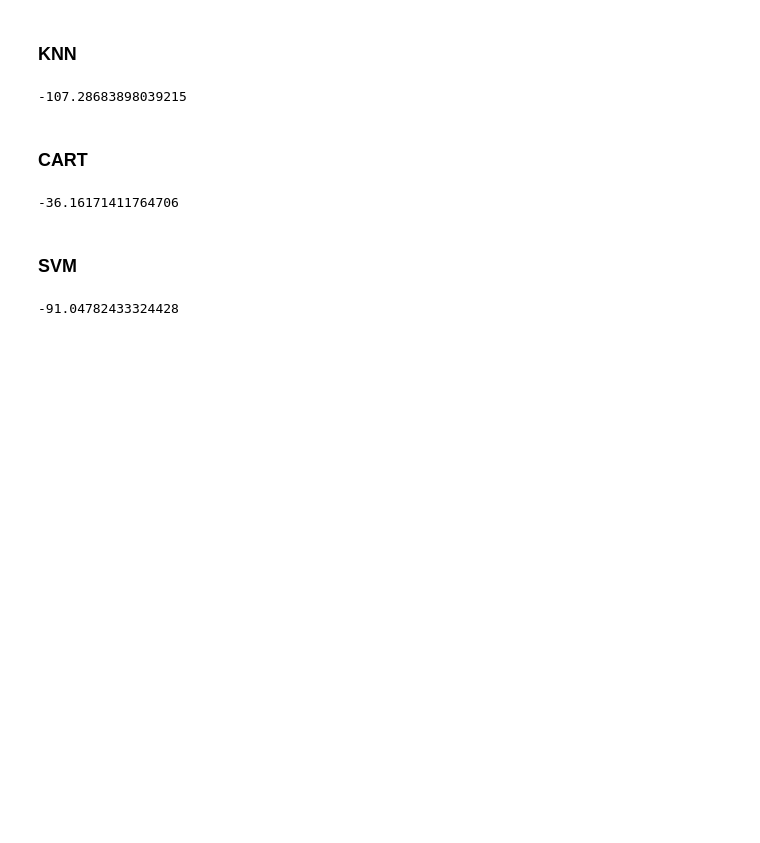
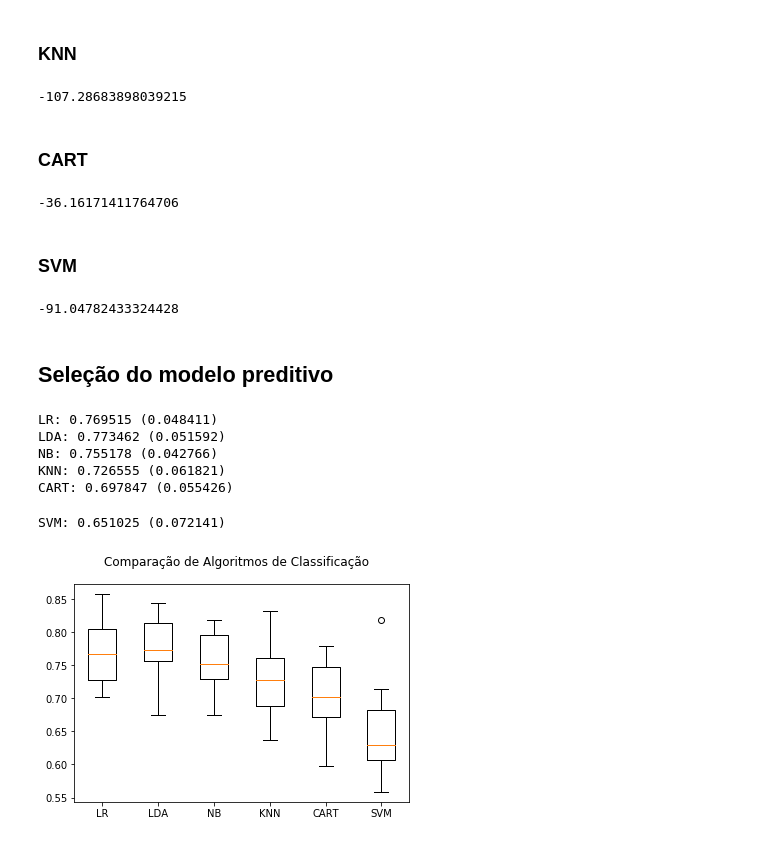
Before and after one commit to bambrozim/DataScienceAcademy, a Jupyter notebook: Big Data Real-Time Analytics com Python e Spark/05 - Machine Learning em Python/Processo Machine Learning.ipynb, the cells around one changed output. Cells and saved outputs as stored; diff of their text form; code cells hidden in the pictures; blank space fills up the shorter version.

Commit message:
Seleção do modelo preditivo

```diff
--- a/Big Data Real-Time Analytics com Python e Spark/05 - Machine Learning em Python/Processo Machine Learning.ipynb
+++ b/Big Data Real-Time Analytics com Python e Spark/05 - Machine Learning em Python/Processo Machine Learning.ipynb
@@ -1342,3 +1342,67 @@ resultado = model_selection.cross_val_score(modelo, X, y, cv = kfold, scoring='n
 print(resultado.mean())
 # %% [output]
 -91.04782433324428
+# %% [markdown]
+## Seleção do modelo preditivo
+# %%
+# Import dos módulos
+from pandas import read_csv
+import matplotlib.pyplot as plt
+from sklearn import model_selection
+from sklearn.linear_model import LogisticRegression
+from sklearn.tree import DecisionTreeClassifier
+from sklearn.neighbors import KNeighborsClassifier
+from sklearn.discriminant_analysis import LinearDiscriminantAnalysis
+from sklearn.naive_bayes import GaussianNB
+from sklearn.svm import SVC
+
+# Carregando os dados
+url = 'http://datascienceacademy.com.br/blog/aluno/Python-Spark/Datasets/pima-data.csv'
+colunas = ['preg', 'plas', 'pres', 'skin', 'test', 'mass', 'pedi', 'age', 'class']
+df = read_csv(url, names=colunas)
+array = df.values
+
+# Separando o array em componentes de input e output
+X = array[:,0:8]
+y = array[:,8]
+
+# Definindo os valores para os folds
+num_folds = 10
+seed = 7
+
+# Preparando os modelos
+modelos = []
+modelos.append(('LR', LogisticRegression()))
+modelos.append(('LDA', LinearDiscriminantAnalysis()))
+modelos.append(('NB', GaussianNB()))
+modelos.append(('KNN', KNeighborsClassifier()))
+modelos.append(('CART', DecisionTreeClassifier()))
+modelos.append(('SVM', SVC()))
+
+# Avaliando cada modelo
+resultados = []
+nomes = []
+
+for nome, modelo in modelos:
+    kfold = model_selection.KFold(n_splits=num_folds, random_state=seed)
+    cv_results = model_selection.cross_val_score(modelo, X, y, cv=kfold, scoring='accuracy')
+    resultados.append(cv_results)
+    nomes.append(nome)
+    msg = '%s: %f (%f)' %(nome, cv_results.mean(), cv_results.std())
+    print(msg)
+
+# Boxplot para comparar os algoritmos
+fig = plt.figure()
+fig.suptitle('Comparação de Algoritmos de Classificação')
+ax = fig.add_subplot(111)
+plt.boxplot(resultados)
+ax.set_xticklabels(nomes)
+plt.show()
+# %% [output]
+LR: 0.769515 (0.048411)
+LDA: 0.773462 (0.051592)
+NB: 0.755178 (0.042766)
+KNN: 0.726555 (0.061821)
+CART: 0.697847 (0.055426)
+SVM: 0.651025 (0.072141)
+[figure, added]
```
